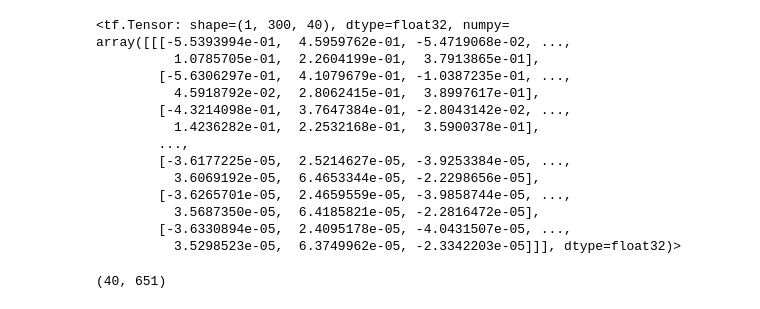
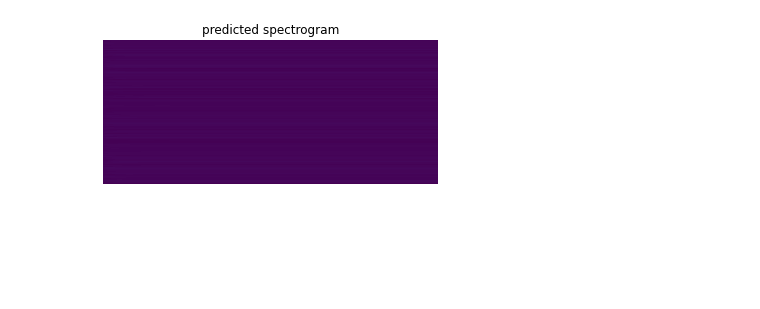
Before and after one commit to alexeyrodriguez/text-to-speech, a Jupyter notebook: dataset_explore.ipynb, the cells around one changed output. Cells and saved outputs as stored; diff of their text form; code cells hidden in the pictures; blank space fills up the shorter version.

```diff
--- a/dataset_explore.ipynb
+++ b/dataset_explore.ipynb
@@ -112,21 +111,8 @@ plt.show()
-# %%
-new_mel_spec
-# %% [output]
-<tf.Tensor: shape=(1, 300, 40), dtype=float32, numpy=
-array([[[-5.5393994e-01,  4.5959762e-01, -5.4719068e-02, ...,
-          1.0785705e-01,  2.2604199e-01,  3.7913865e-01],
-        [-5.6306297e-01,  4.1079679e-01, -1.0387235e-01, ...,
-          4.5918792e-02,  2.8062415e-01,  3.8997617e-01],
-        [-4.3214098e-01,  3.7647384e-01, -2.8043142e-02, ...,
-          1.4236282e-01,  2.2532168e-01,  3.5900378e-01],
-        ...,
-        [-3.6177225e-05,  2.5214627e-05, -3.9253384e-05, ...,
-          3.6069192e-05,  6.4653344e-05, -2.2298656e-05],
-        [-3.6265701e-05,  2.4659559e-05, -3.9858744e-05, ...,
-          3.5687350e-05,  6.4185821e-05, -2.2816472e-05],
-        [-3.6330894e-05,  2.4095178e-05, -4.0431507e-05, ...,
-          3.5298523e-05,  6.3749962e-05, -2.3342203e-05]]], dtype=float32)>
-# %%
-mel_spec.shape
-# %% [output]
-(40, 651)
+# %%
+ax = plt.subplot(1, 1, 1)
+ax.imshow(np.transpose(new_spec[0]), vmax=1)
+ax.set_title('predicted spectrogram')
+ax.axis("off")
+plt.show()
+# %% [output]
+[figure, added]
```
Also changed, not shown: parts of 6 cells of this notebook, 4 other files.
